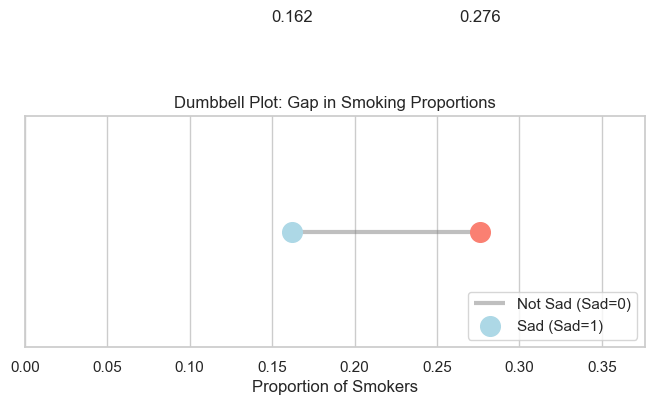
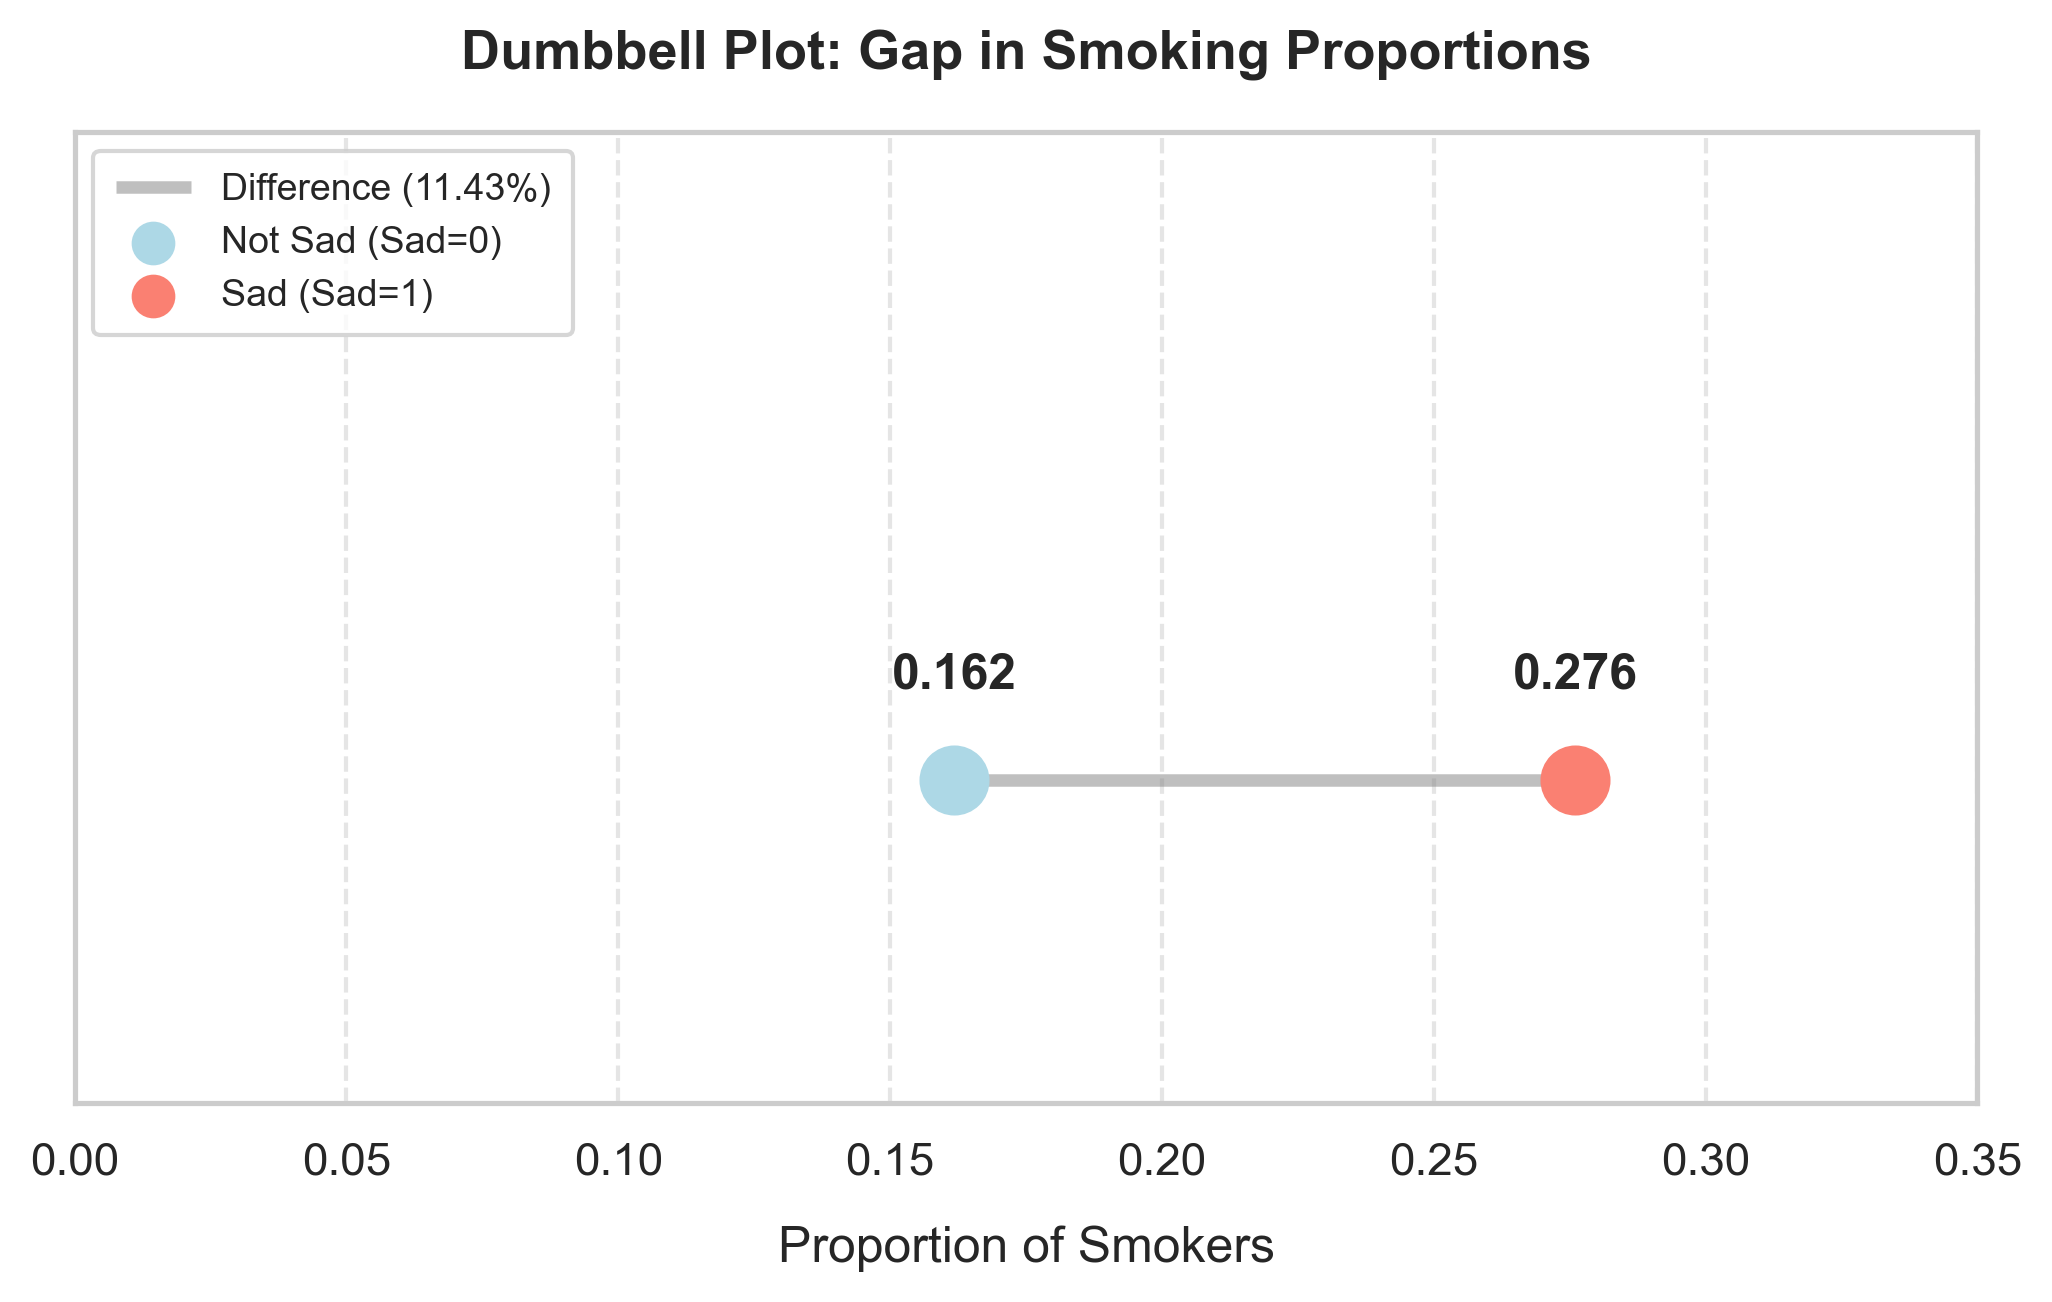
Code edit (unified diff) that turned the first committed figure into the second:
--- before
+++ after
@@ -1,19 +1,30 @@
-p_1 = group_summary.loc[group_summary['Sad (1=Yes, 0=No)'] == 1, 'Proportion (p)'].values[0]
-p_0 = group_summary.loc[group_summary['Sad (1=Yes, 0=No)'] == 0, 'Proportion (p)'].values[0]
+import matplotlib.pyplot as plt
 
-plt.figure(figsize=(8, 3))
-plt.hlines(y=1, xmin=min(p_1, p_0), xmax=max(p_1, p_0), color='grey', alpha=0.5, linewidth=3)
-plt.scatter(p_0, 1, color='lightblue', s=200, zorder=5)
-plt.scatter(p_1, 1, color='salmon', s=200, zorder=5)
+p_0 = 0.161803
+p_1 = 0.276077
 
-plt.text(p_0, 1.1, f'{p_0:.3f}', ha='center', fontsize=12)
-plt.text(p_1, 1.1, f'{p_1:.3f}', ha='center', fontsize=12)
+plt.figure(figsize=(7, 4.5), dpi=300)
+
+plt.hlines(y=1, xmin=p_0, xmax=p_1, color='grey', alpha=0.5, linewidth=3, label='Difference (11.43%)')
+
+plt.scatter(p_0, 1, color='lightblue', s=250, zorder=5, label='Not Sad (Sad=0)')
+plt.scatter(p_1, 1, color='salmon', s=250, zorder=5, label='Sad (Sad=1)')
+
+plt.text(p_0, 1.05, f'{p_0:.3f}', ha='center', va='bottom', fontsize=12, fontweight='bold')
+plt.text(p_1, 1.05, f'{p_1:.3f}', ha='center', va='bottom', fontsize=12, fontweight='bold')
+
+plt.xlim(0.00, 0.35)
+plt.xticks([0.00, 0.05, 0.10, 0.15, 0.20, 0.25, 0.30, 0.35])
+plt.xlabel('Proportion of Smokers', fontsize=12, labelpad=10)
+
+plt.grid(axis='x', linestyle='--', alpha=0.5, zorder=1)
 
 plt.yticks([])
-plt.xlim(0, max(p_1, p_0) + 0.1)
-plt.title('Dumbbell Plot: Gap in Smoking Proportions')
-plt.xlabel('Proportion of Smokers')
-plt.legend(['Not Sad (Sad=0)', 'Sad (Sad=1)'], loc='lower right')
+plt.ylim(0.8, 1.4)
 
-plt.savefig('../outputs/figures/dumbbell_plot.png', dpi=300, bbox_inches='tight')
+plt.legend(loc='upper left', fontsize=9, markerscale=0.6, frameon=True, borderpad=0.6)
+plt.title('Dumbbell Plot: Gap in Smoking Proportions', fontsize=13, fontweight='bold', pad=15)
+
+plt.tight_layout()
+plt.savefig('../outputs/figures/dumbbell_plot_perfect.png', dpi=300, bbox_inches='tight')
 plt.show()

Commit: Add files via upload